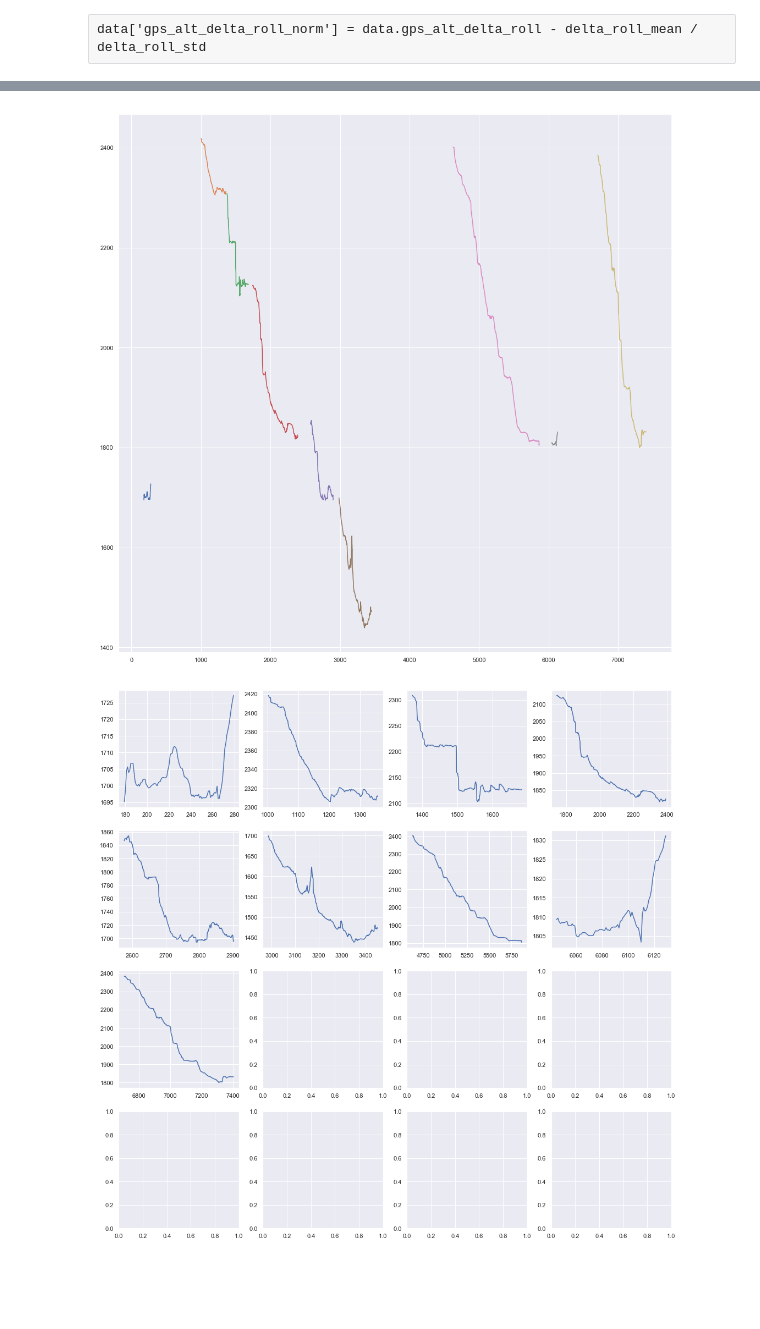
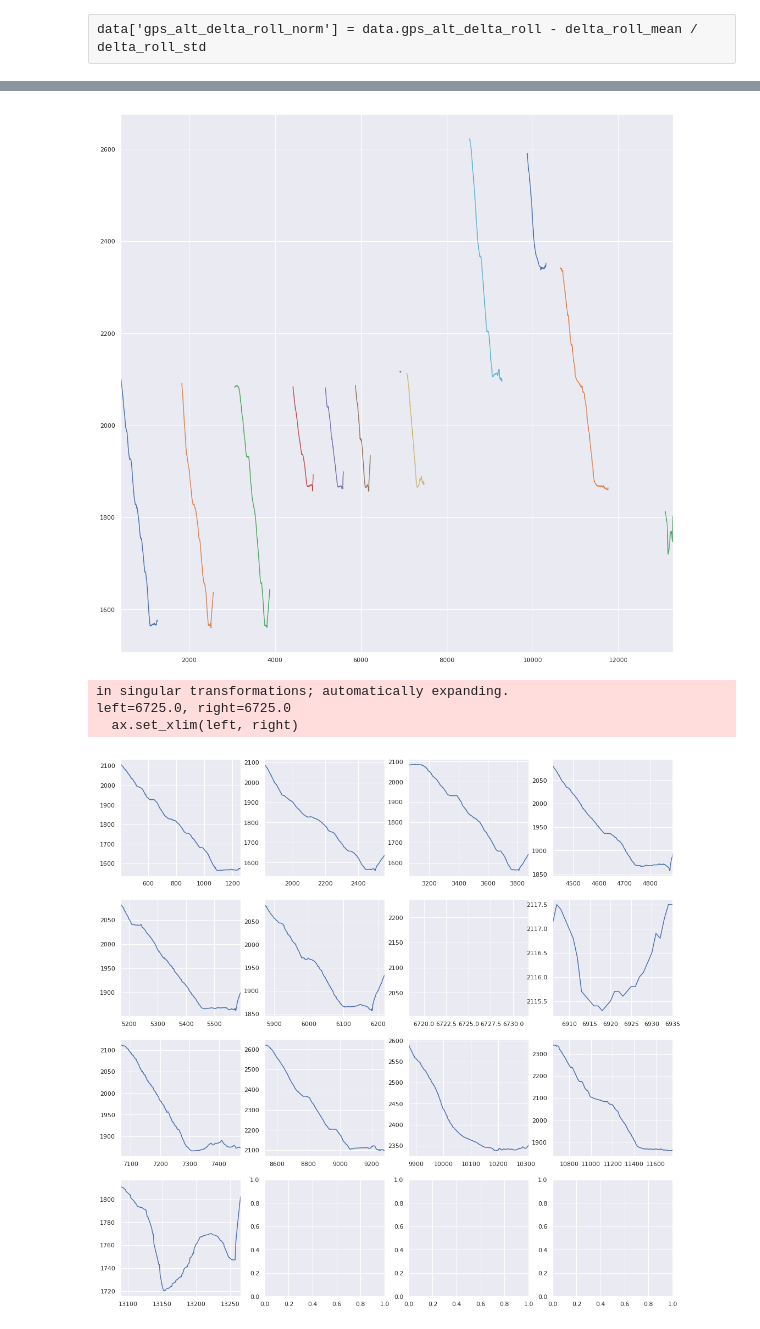
Before and after one commit to jaycee14/SkiTracker, a Jupyter notebook: run_finder.ipynb, the cells around one changed output, grey strips where cells are left out. Cells and saved outputs as stored; diff of their text form; code cells hidden in the pictures; blank space fills up the shorter version.

```diff
--- a/run_finder.ipynb
+++ b/run_finder.ipynb
@@ -8,3 +9,8 @@ import seaborn as sns
 %matplotlib inline
 # %%
 sns.set()
+# %%
+name = 'josh'
+date = datetime(2019,3,17)
+filename = '{}_{}.pkl'.format(name,date.strftime('%d%b%y'))
+filename
@@ -11,5 +19,5 @@ sns.set()
 # %%
-data = pd.read_pickle('processed_data/simple_filter_11Mar17.pkl')
+data = pd.read_pickle('processed_data/'+filename)
 # %%
 data.reset_index(drop=True,inplace=True)
 # %%
@@ -103,5 +113,6 @@ small_signs.plot(ax=ax)
 peak_filter = 0.5
 runs = routes[(routes.sign== 1) & (routes.peak >= peak_filter)].copy()
 runs.reset_index(inplace=True)
-runs.shape
+num_runs = runs.shape[0]
+num_runs
 # %% [output]
@@ -109,20 +120,23 @@ runs.shape
 # %%
 fig, axes= plt.subplots(1,1, figsize=(18,18))
 #axes = axes.reshape(1,-1)[0]
-for i in range(9):
+for i in range(num_runs):
     start  =np.int(runs.loc[i].start_idx)
     end =  np.int(runs.loc[i].end_idx)
     #print(start, end)
     data.loc[start:end,('GPS_Alt')].plot(ax=axes)
 # %% [output]
-[figure, old version]
+[figure, new version]
 # %%
 fig, axes= plt.subplots(4, 4, figsize=(18,18))
 axes = axes.reshape(1,-1)[0]
-for i in range(9):
+for i in range(num_runs):
     start  =np.int(runs.loc[i].start_idx)
     end =  np.int(runs.loc[i].end_idx)
     #print(start, end)
     data.loc[start:end,('GPS_Alt')].plot(ax=axes[i])
 # %% [output]
+in singular transformations; automatically expanding.
+left=6725.0, right=6725.0
+  ax.set_xlim(left, right)
-[figure, old version]
+[figure, new version]
```
Also changed, not shown: parts of 19 cells of this notebook, 11 other files.
